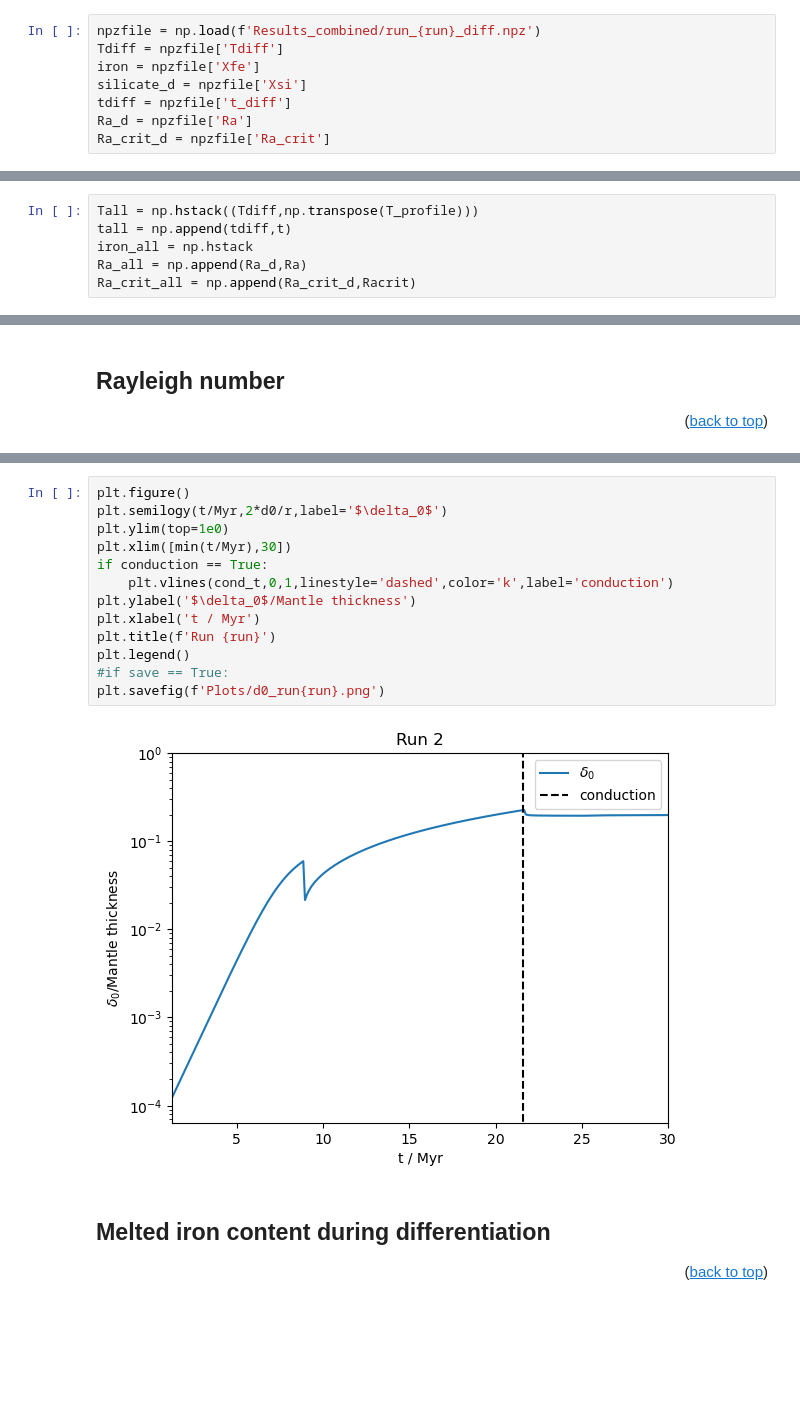
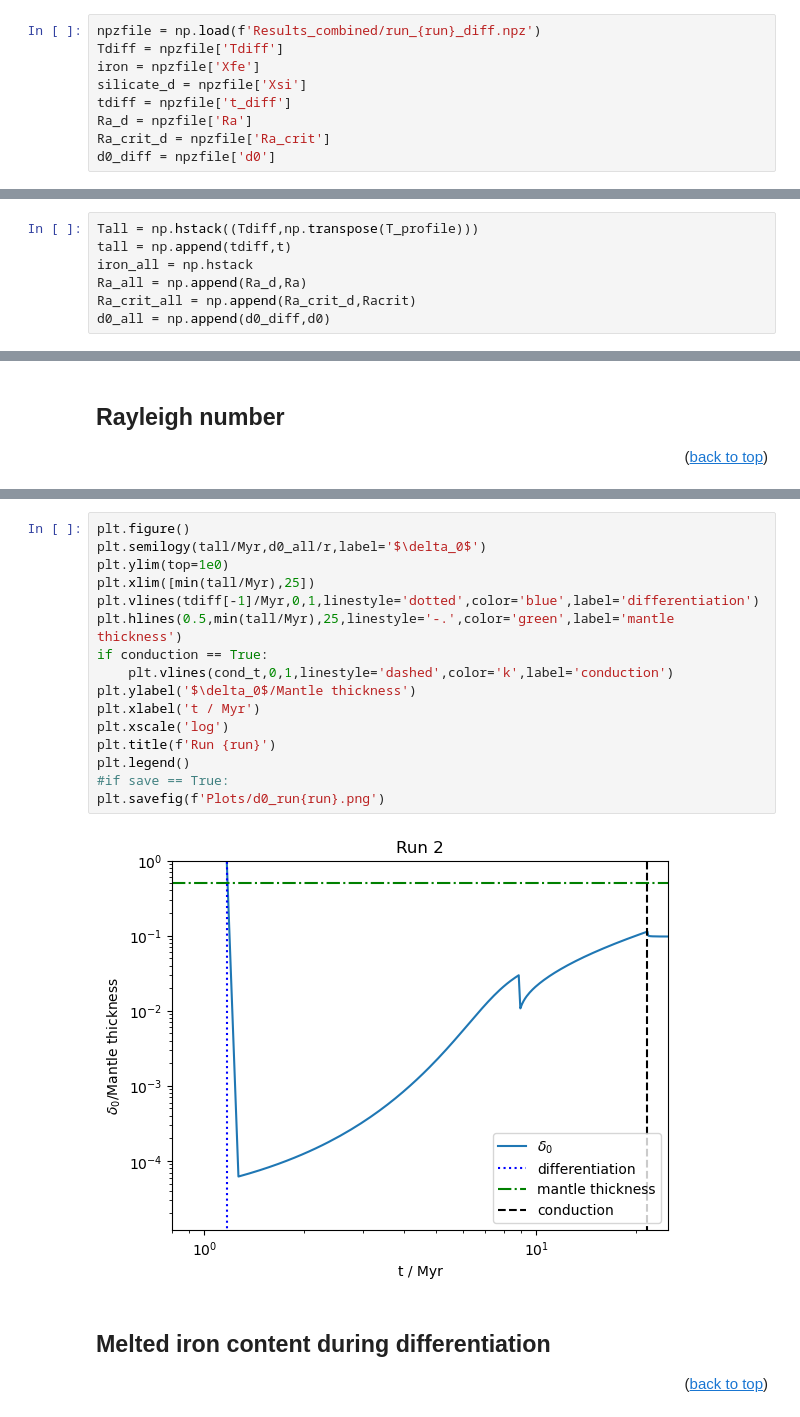
Before and after one commit to Hannah-RS/planetesimal-magnetic-history, a Jupyter notebook: Version4/plot_combined.ipynb, the cells around one changed output, grey strips where cells are left out. Saved outputs shown, nothing was run; the diff lists cells and outputs as text; blank space fills up the shorter version.

```diff
--- a/Version4/plot_combined.ipynb
+++ b/Version4/plot_combined.ipynb
@@ -39,6 +39,7 @@ silicate_d = npzfile['Xsi']
 tdiff = npzfile['t_diff']
 Ra_d = npzfile['Ra']
 Ra_crit_d = npzfile['Ra_crit']
+d0_diff = npzfile['d0']
 # %% [markdown]
 Load npz files for thermal evolution
 # %%
@@ -88,6 +89,7 @@ tall = np.append(tdiff,t)
 iron_all = np.hstack
 Ra_all = np.append(Ra_d,Ra)
 Ra_crit_all = np.append(Ra_crit_d,Racrit)
+d0_all = np.append(d0_diff,d0)
 # %% [markdown]
 Scale time, choose whether or not to plot logarithmically
 # %%
@@ -232,18 +267,21 @@ if save == True:
 # %%
 plt.figure()
-plt.semilogy(t/Myr,2*d0/r,label='$\delta_0$')
+plt.semilogy(tall/Myr,d0_all/r,label='$\delta_0$')
 plt.ylim(top=1e0)
-plt.xlim([min(t/Myr),30])
+plt.xlim([min(tall/Myr),25])
+plt.vlines(tdiff[-1]/Myr,0,1,linestyle='dotted',color='blue',label='differentiation')
+plt.hlines(0.5,min(tall/Myr),25,linestyle='-.',color='green',label='mantle thickness')
 if conduction == True:
     plt.vlines(cond_t,0,1,linestyle='dashed',color='k',label='conduction')
 plt.ylabel('$\delta_0$/Mantle thickness')
 plt.xlabel('t / Myr')
+plt.xscale('log')
 plt.title(f'Run {run}')
 plt.legend()
 #if save == True:
 plt.savefig(f'Plots/d0_run{run}.png')
 # %% [output]
-[figure, old version]
+[figure, new version]
 # %% [markdown]
 ## Melted iron content during differentiation<a class="anchor" id="iron"></a>
 <p align="right">(<a href="#top">back to top</a>)</p>
```
Also changed, not shown: parts of 10 cells of this notebook, 1 other file.
